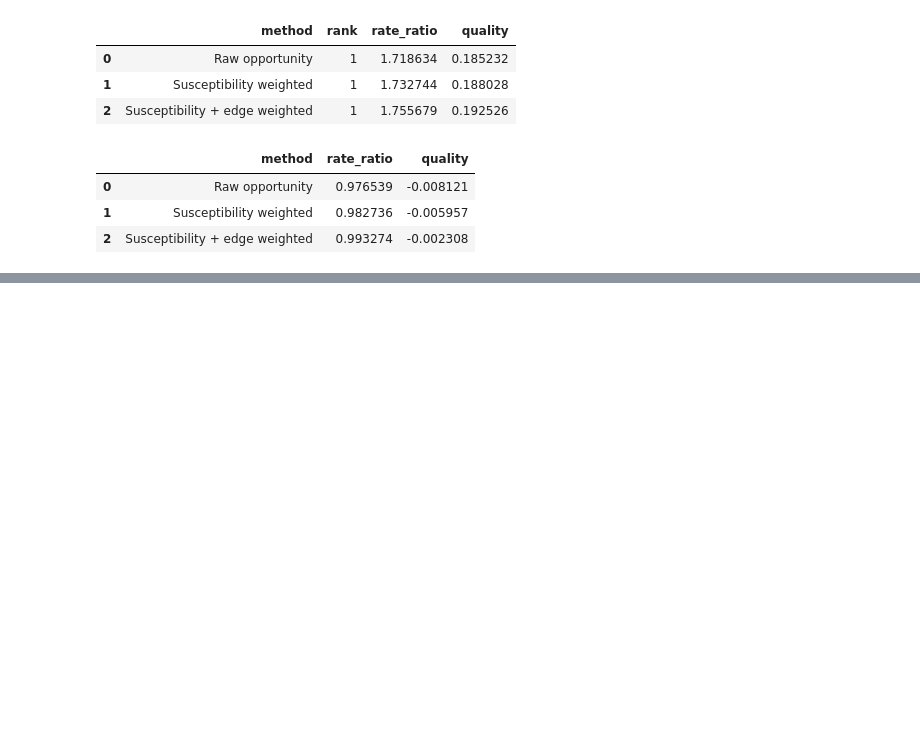
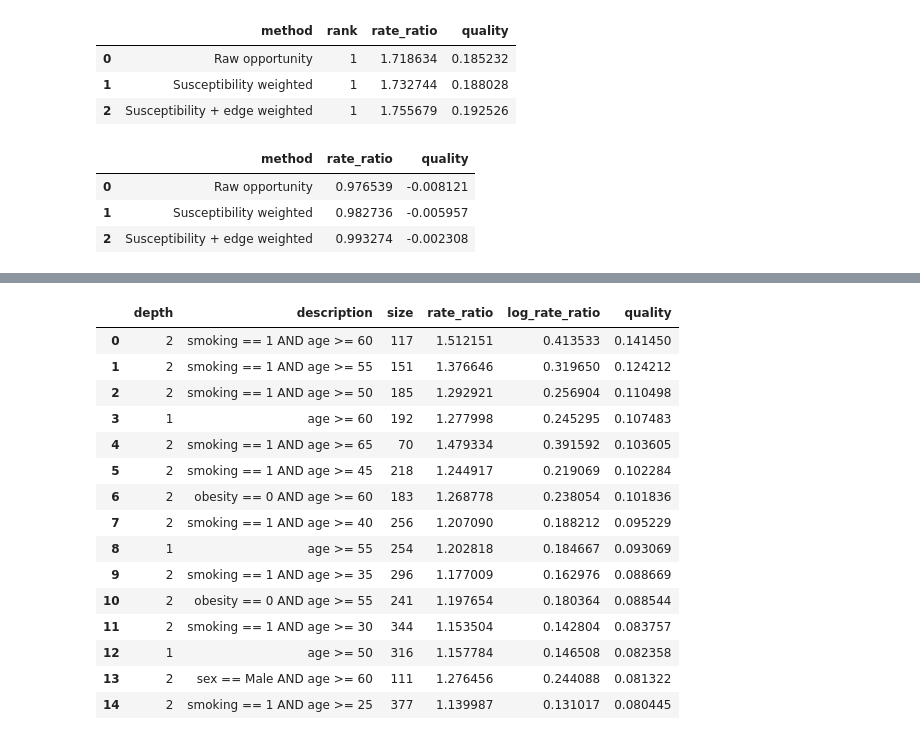
Before and after one commit to kustersjarl/sir-graph-emm, a Jupyter notebook: notebooks/simulation_test.ipynb, the cells around one changed output, grey strips where cells are left out. Cells and saved outputs as stored; diff of their text form; code cells hidden in the pictures; blank space fills up the shorter version.

```diff
--- a/notebooks/simulation_test.ipynb
+++ b/notebooks/simulation_test.ipynb
@@ -5965,0 +6085,17 @@ display(
+# %%
+model_a_control_runs = (
+    run_ensemble_from_design(
+        model_a_base_params,
+        model_a_seed_sets,
+        model_a_run_rng_seeds,
+    )
+)
+
+
+model_a_planted_runs = (
+    run_ensemble_from_design(
+        model_a_planted_params,
+        model_a_seed_sets,
+        model_a_run_rng_seeds,
+    )
+)
@@ -5965,0 +6372,30 @@ display(
+# %%
+display(
+    model_a_planted_results[
+        [
+            "depth",
+            "description",
+            "size",
+            "rate_ratio",
+            "log_rate_ratio",
+            "quality",
+        ]
+    ].head(15)
+)
+# %% [output]
+|  | depth | description | size | rate_ratio | log_rate_ratio | quality |
+| 0 | 2 | smoking == 1 AND age >= 60 | 117 | 1.512151 | 0.413533 | 0.141450 |
+| 1 | 2 | smoking == 1 AND age >= 55 | 151 | 1.376646 | 0.319650 | 0.124212 |
+| 2 | 2 | smoking == 1 AND age >= 50 | 185 | 1.292921 | 0.256904 | 0.110498 |
+| 3 | 1 | age >= 60 | 192 | 1.277998 | 0.245295 | 0.107483 |
+| 4 | 2 | smoking == 1 AND age >= 65 | 70 | 1.479334 | 0.391592 | 0.103605 |
+| 5 | 2 | smoking == 1 AND age >= 45 | 218 | 1.244917 | 0.219069 | 0.102284 |
+| 6 | 2 | obesity == 0 AND age >= 60 | 183 | 1.268778 | 0.238054 | 0.101836 |
+| 7 | 2 | smoking == 1 AND age >= 40 | 256 | 1.207090 | 0.188212 | 0.095229 |
+| 8 | 1 | age >= 55 | 254 | 1.202818 | 0.184667 | 0.093069 |
+| 9 | 2 | smoking == 1 AND age >= 35 | 296 | 1.177009 | 0.162976 | 0.088669 |
+| 10 | 2 | obesity == 0 AND age >= 55 | 241 | 1.197654 | 0.180364 | 0.088544 |
+| 11 | 2 | smoking == 1 AND age >= 30 | 344 | 1.153504 | 0.142804 | 0.083757 |
+| 12 | 1 | age >= 50 | 316 | 1.157784 | 0.146508 | 0.082358 |
+| 13 | 2 | sex == Male AND age >= 60 | 111 | 1.276456 | 0.244088 | 0.081322 |
+| 14 | 2 | smoking == 1 AND age >= 25 | 377 | 1.139987 | 0.131017 | 0.080445 |
```
Also changed, not shown: parts of 21 cells of this notebook, 4 other files.
